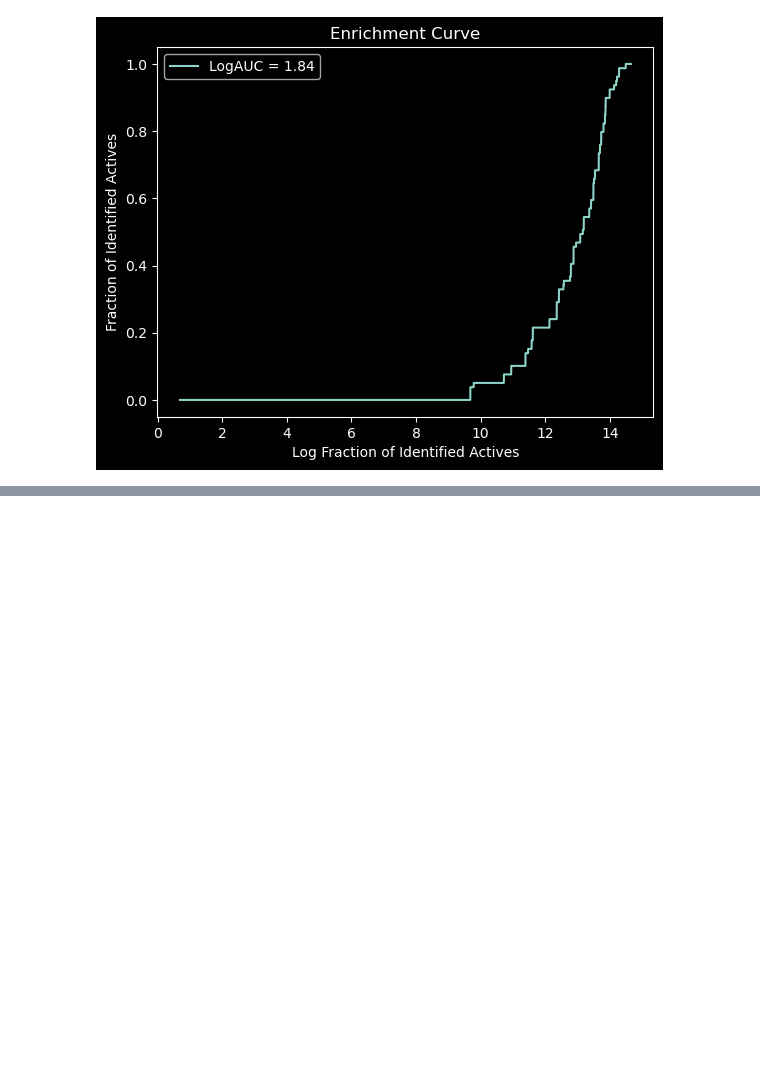
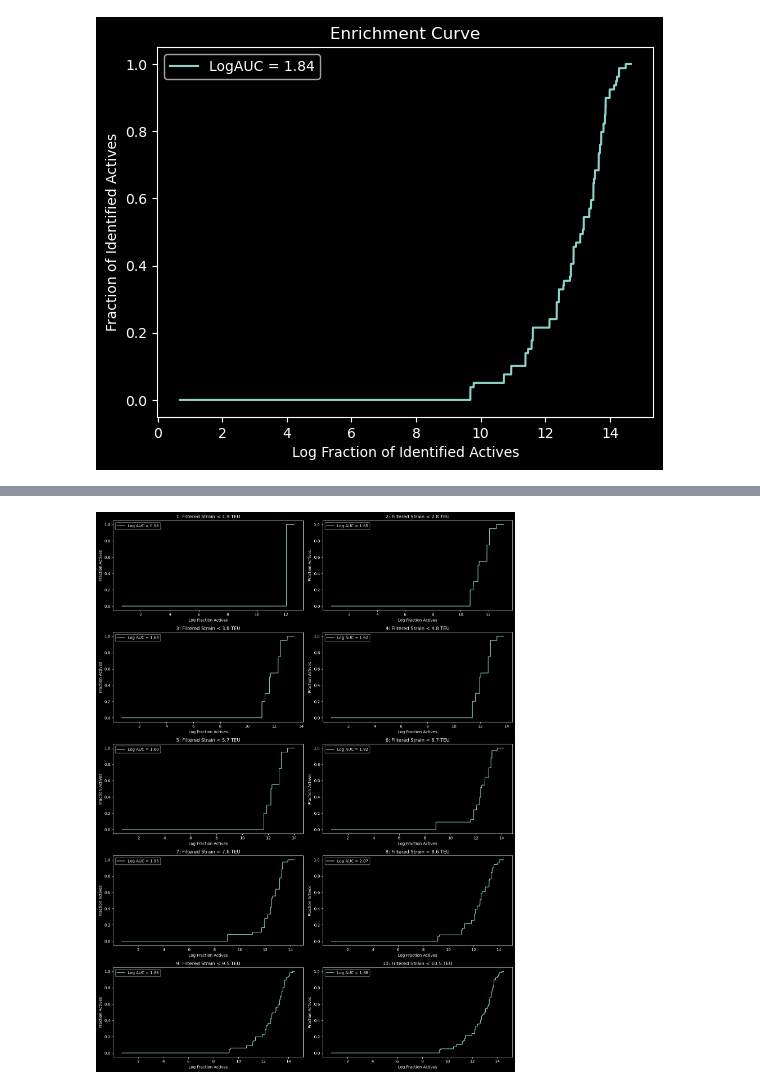
Before and after one commit to DKchemistry/LigBoundConfData, a Jupyter notebook: OPRK1.ipynb, the cells around one changed output, grey strips where cells are left out. Drawn from its saved outputs; the diff is of its cells as text; code cells hidden in the pictures; blank space fills up the shorter version.

```diff
--- a/OPRK1.ipynb
+++ b/OPRK1.ipynb
@@ -313,0 +556,45 @@ Now I need to figure out how the authors calculated their &Delta;LogAUC
+# %%
+def plot_dataframes(dfs, upper_bounds):
+    """
+    Plots the Enrichment Curves with LogAUC from a list of dataframes.
+
+    Parameters:
+    dfs (list): A list of pandas DataFrames containing the data to be plotted.
+    upper_bounds (list): A list of the upper bounds used for each subset.
+
+    Returns:
+    None
+
+    Usage:
+
+    plot_dataframes(processed_dataframes, upper_bounds)
+    """
+    fig, axs = plt.subplots(5, 2, figsize=(15, 20))
+
+    for i, df in enumerate(dfs):
+
+        # Calculate the log_auc
+        log_auc = auc(df["Log_Fraction_Actives"], df["Fraction_Actives"])
+
+        # Determine the subplot's position
+        row = i // 2
+        col = i % 2
+
+        # Plot the data
+        axs[row, col].plot(
+            df["Log_Fraction_Actives"],
+            df["Fraction_Actives"],
+            label=f"Log AUC = {log_auc:.2f}",
+        )
+        axs[row, col].set_title(f"{i+1}: Filtered Strain < {round(upper_bounds[i], 1)} TEU")
+        axs[row, col].set_xlabel("Log Fraction Actives")
+        axs[row, col].set_ylabel("Fraction Actives")
+        axs[row, col].legend()
+
+    # Adjust the layout
+    plt.tight_layout()
+    plt.show()
+
+plot_dataframes(processed_dataframes, upper_bounds)
+# %% [output]
+[figure, added]
```
Also changed, not shown: parts of 12 cells of this notebook, 1 other file.
